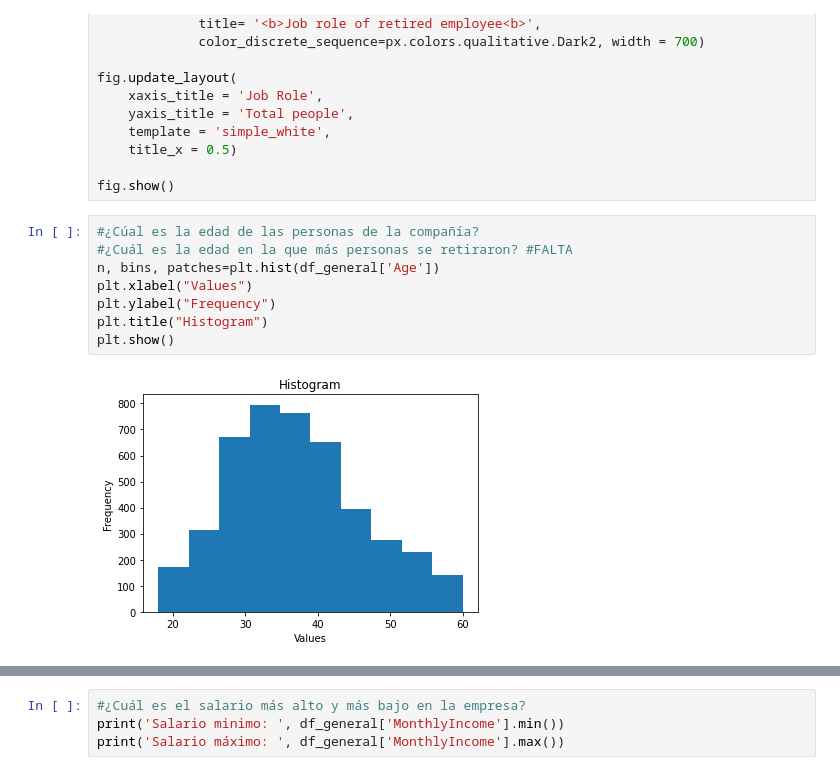
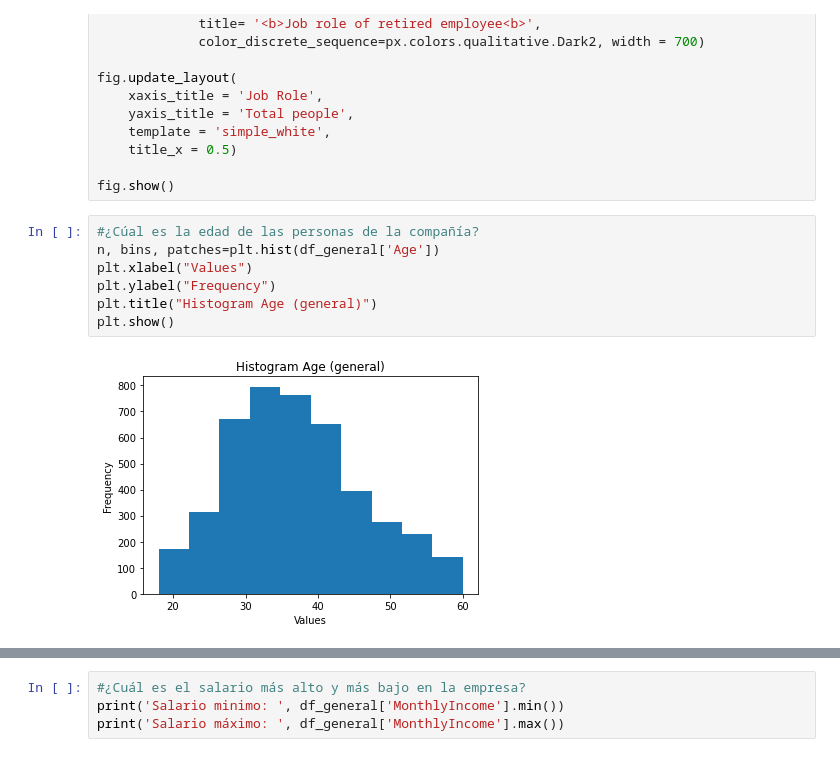
Before and after one commit to jhansanchez/Caso-de-estudio-RH, a Jupyter notebook: casoRH.ipynb, the cells around one changed output, grey strips where cells are left out. Saved outputs shown, nothing was run; the diff lists cells and outputs as text.

```diff
--- a/casoRH.ipynb
+++ b/casoRH.ipynb
@@ -830,11 +868,10 @@ fig.update_layout(
 fig.show()
 # %%
 #¿Cúal es la edad de las personas de la compañía?
-#¿Cuál es la edad en la que más personas se retiraron? #FALTA
 n, bins, patches=plt.hist(df_general['Age'])
 plt.xlabel("Values")
 plt.ylabel("Frequency")
-plt.title("Histogram")
+plt.title("Histogram Age (general)")
 plt.show()
 # %% [output]
-[figure, old version]
+[figure, new version]
```
Also changed, not shown: parts of 70 cells of this notebook.
